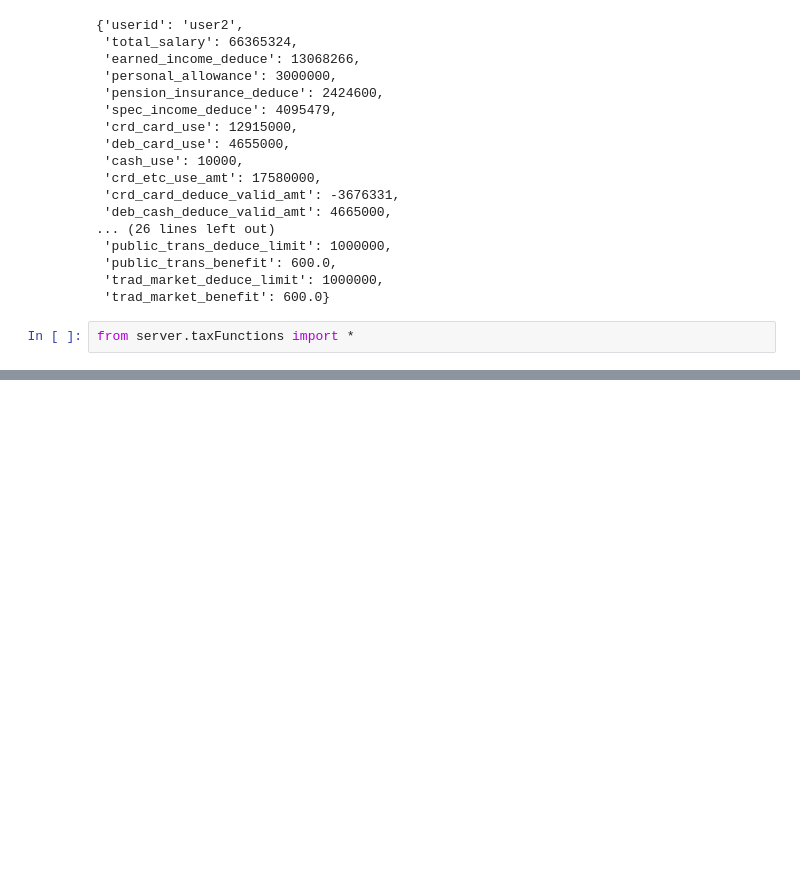
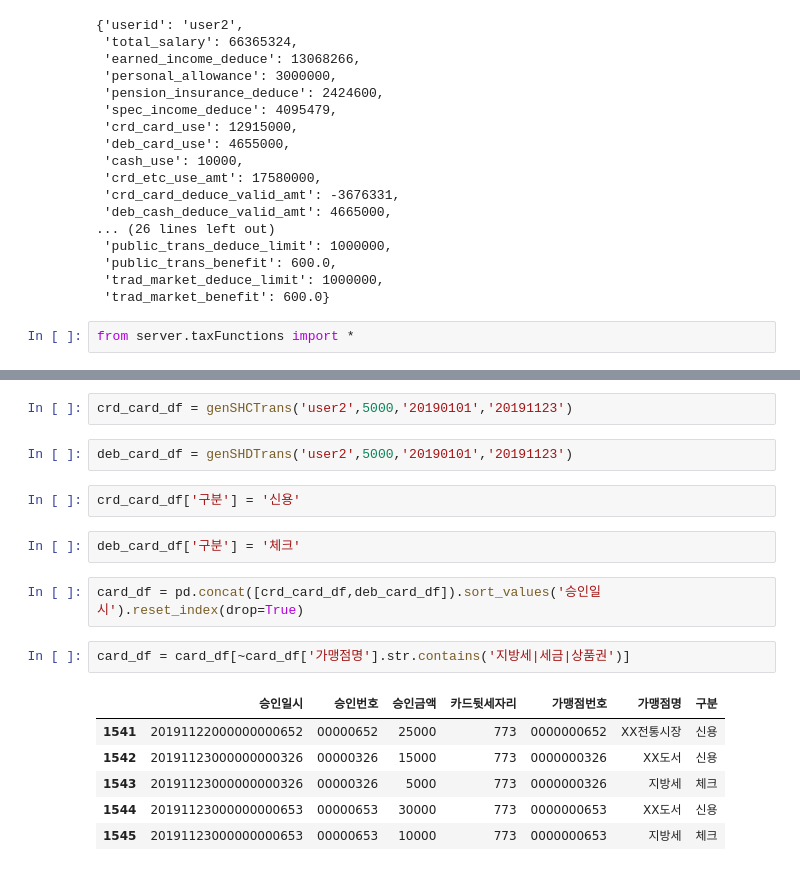
Before and after one commit to thjeong/hack2019, a Jupyter notebook: Untitled.ipynb, the cells around one changed output, grey strips where cells are left out. Cells and saved outputs as stored; diff of their text form; blank space fills up the shorter version.

```diff
--- a/Untitled.ipynb
+++ b/Untitled.ipynb
@@ -339,0 +308,19 @@ a
+# %%
+crd_card_df = genSHCTrans('user2',5000,'20190101','20191123')
+# %%
+deb_card_df = genSHDTrans('user2',5000,'20190101','20191123')
+# %%
+crd_card_df['구분'] = '신용'
+# %%
+deb_card_df['구분'] = '체크'
+# %%
+card_df = pd.concat([crd_card_df,deb_card_df]).sort_values('승인일시').reset_index(drop=True)
+# %%
+card_df = card_df[~card_df['가맹점명'].str.contains('지방세|세금|상품권')]
+# %% [output]
+|  | 승인일시 | 승인번호 | 승인금액 | 카드뒷세자리 | 가맹점번호 | 가맹점명 | 구분 |
+| 1541 | 20191122000000000652 | 00000652 | 25000 | 773 | 0000000652 | XX전통시장 | 신용 |
+| 1542 | 20191123000000000326 | 00000326 | 15000 | 773 | 0000000326 | XX도서 | 신용 |
+| 1543 | 20191123000000000326 | 00000326 | 5000 | 773 | 0000000326 | 지방세 | 체크 |
+| 1544 | 20191123000000000653 | 00000653 | 30000 | 773 | 0000000653 | XX도서 | 신용 |
+| 1545 | 20191123000000000653 | 00000653 | 10000 | 773 | 0000000653 | 지방세 | 체크 |
```
Also changed, not shown: parts of 11 cells of this notebook, 3 other files.
